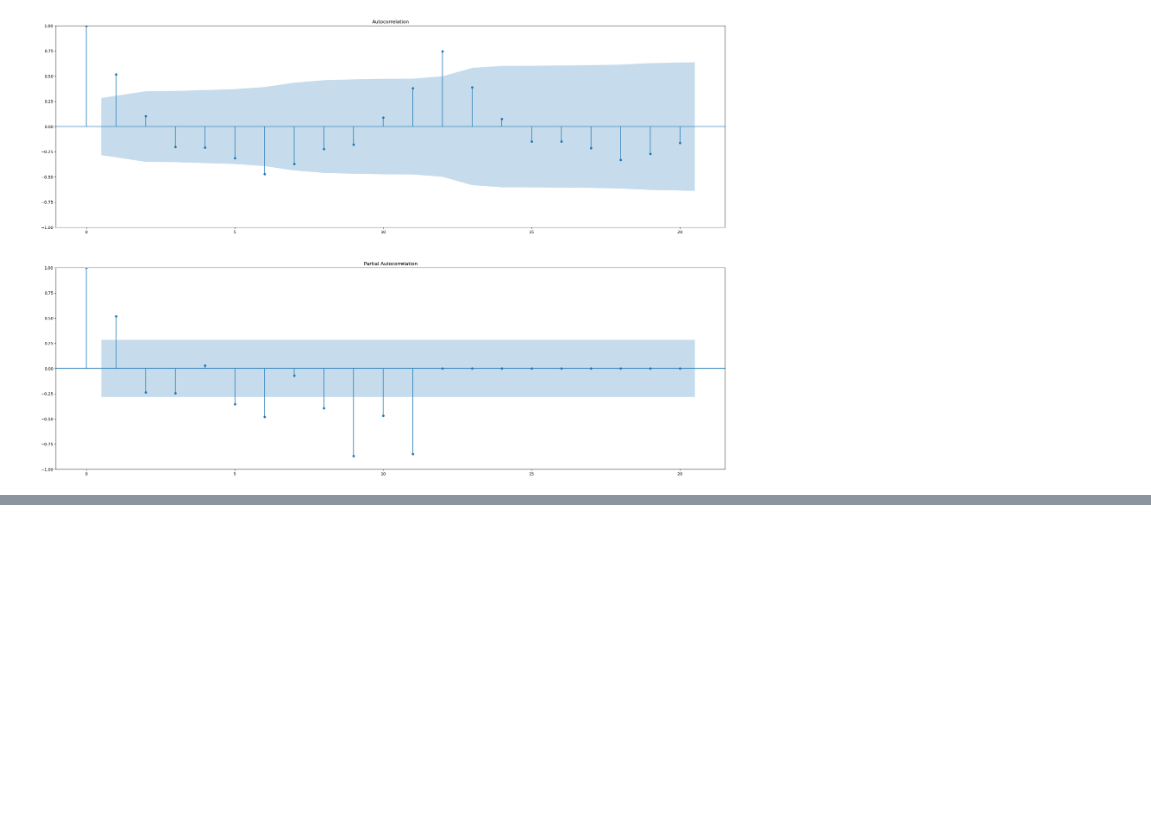
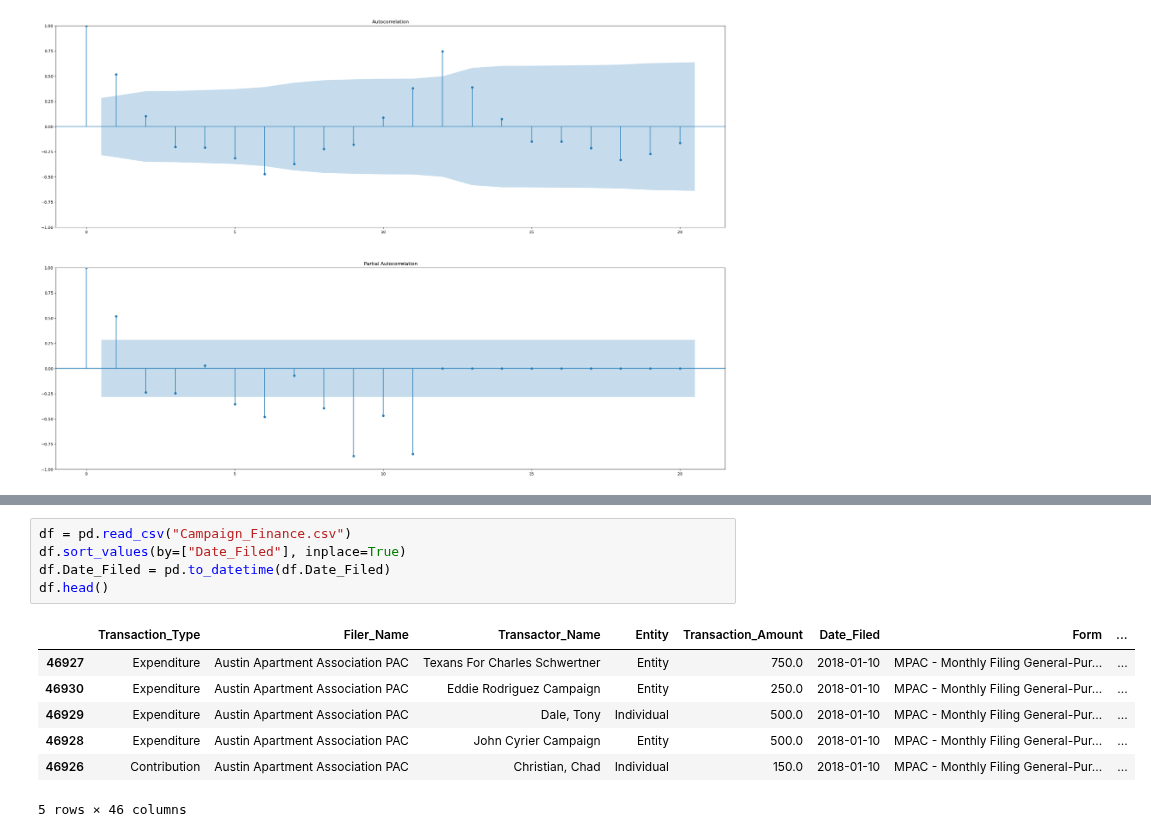
Before and after one commit to DanLightner/BUSA321, a Jupyter notebook: BUSA321/Chapter 8 - Seasonal Time Series Data.ipynb, the cells around one changed output, grey strips where cells are left out. Cells and saved outputs as stored; diff of their text form; blank space fills up the shorter version.

```diff
--- a/BUSA321/Chapter 8 - Seasonal Time Series Data.ipynb
+++ b/BUSA321/Chapter 8 - Seasonal Time Series Data.ipynb
@@ -107,3 +107,16 @@ Covariance Type:                              opg
 
 Warnings:
 [1] Covariance matrix calculated using the outer product of gradients (complex-step).
+# %%
+df = pd.read_csv("Campaign_Finance.csv")
+df.sort_values(by=["Date_Filed"], inplace=True)
+df.Date_Filed = pd.to_datetime(df.Date_Filed)
+df.head()
+# %% [output]
+|  | Transaction_Type | Filer_Name | Transactor_Name | Entity | Transaction_Amount | Date_Filed | Form | ... |
+| 46927 | Expenditure | Austin Apartment Association PAC | Texans For Charles Schwertner | Entity | 750.0 | 2018-01-10 | MPAC - Monthly Filing General-Pur... | ... |
+| 46930 | Expenditure | Austin Apartment Association PAC | Eddie Rodriguez Campaign | Entity | 250.0 | 2018-01-10 | MPAC - Monthly Filing General-Pur... | ... |
+| 46929 | Expenditure | Austin Apartment Association PAC | Dale, Tony | Individual | 500.0 | 2018-01-10 | MPAC - Monthly Filing General-Pur... | ... |
+| 46928 | Expenditure | Austin Apartment Association PAC | John Cyrier Campaign | Entity | 500.0 | 2018-01-10 | MPAC - Monthly Filing General-Pur... | ... |
+| 46926 | Contribution | Austin Apartment Association PAC | Christian, Chad | Individual | 150.0 | 2018-01-10 | MPAC - Monthly Filing General-Pur... | ... |
+5 rows × 46 columns
```
Also changed, not shown: parts of 4 cells of this notebook, 1 other file.
